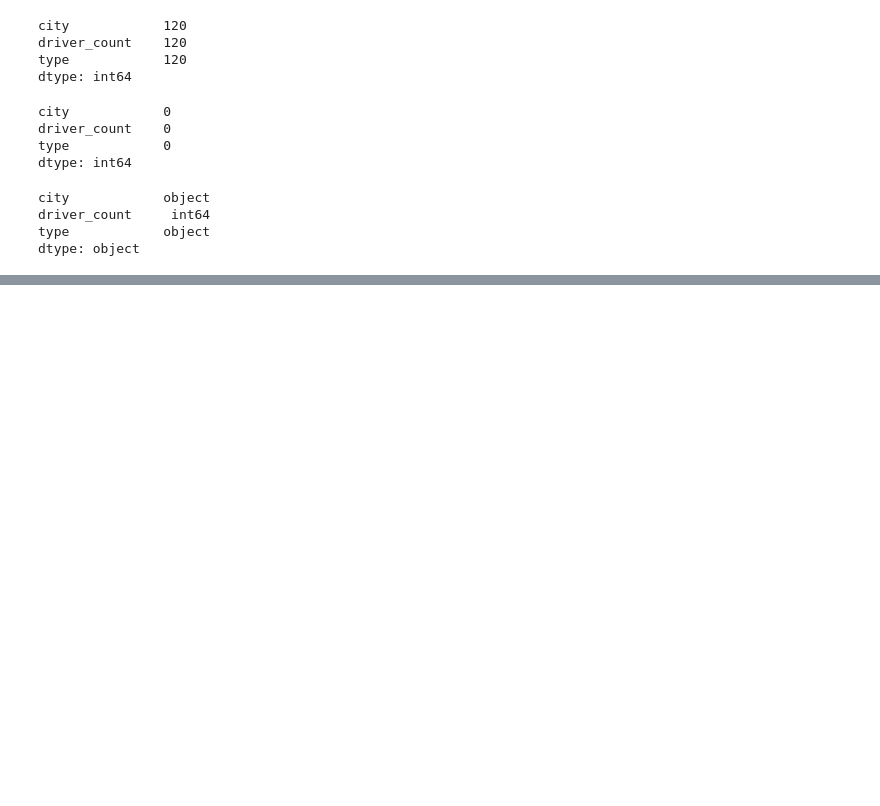
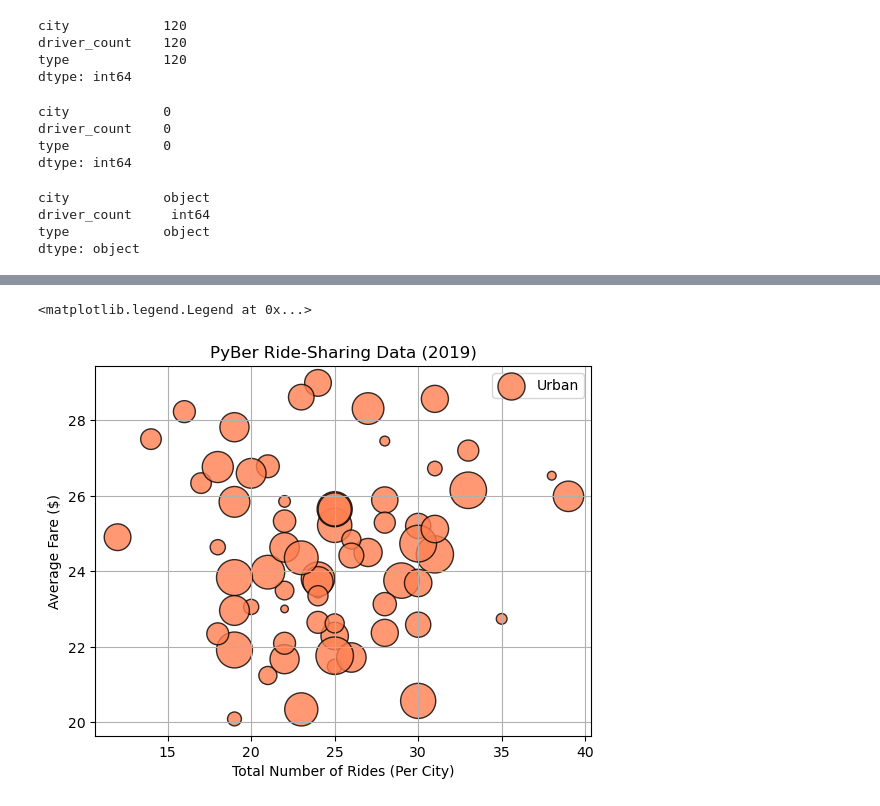
Before and after one commit to mzabrisk/PyBer_Analysis, a Jupyter notebook: PyBer.ipynb, the cells around one changed output, grey strips where cells are left out. Cells and saved outputs as stored; diff of their text form; code cells hidden in the pictures; blank space fills up the shorter version.

Commit message:
updated ipynb through module 5.3, added analysis folder for figs

```diff
--- a/PyBer.ipynb
+++ b/PyBer.ipynb
@@ -74,0 +134,5 @@ dtype: object
+# %%
+# Create Urban city dataframe
+
+urban_cities_df = pyber_data_df[pyber_data_df['type'] == 'Urban']
+urban_cities_df.head()
@@ -74,0 +169,5 @@ dtype: object
+# %%
+# get the number of rides for urban cities
+
+urban_ride_count = urban_cities_df.groupby(['city']).count()['ride_id']
+urban_ride_count.head()
@@ -74,0 +207,4 @@ dtype: object
+# %%
+# get the average far for urban cities
+urban_avg_fare = urban_cities_df.groupby(['city']).mean()['fare']
+urban_avg_fare.head()
@@ -74,0 +243,6 @@ dtype: object
+# %%
+# get the average number of drivers in urban cities
+#### only following module directions - this step seems unnecessary since the number of drivers for a given city doesn't change - no need to take the average
+
+urban_driver_count = urban_cities_df.groupby(['city']).mean()['driver_count']
+urban_driver_count.head()
@@ -74,0 +285,15 @@ dtype: object
+# %%
+# Build the scatter plots for urban cities.
+plt.scatter(urban_ride_count,
+      urban_avg_fare,
+      s=[i*10 for i in urban_driver_count], c="coral",
+      edgecolor="black", linewidths=1,
+      alpha=0.8, label="Urban")
+plt.title("PyBer Ride-Sharing Data (2019)")
+plt.ylabel("Average Fare ($)")
+plt.xlabel("Total Number of Rides (Per City)")
+plt.grid(True)
+plt.legend()
+# %% [output]
+<matplotlib.legend.Legend at 0x...>
+[figure, added]
```
Also changed, not shown: parts of 24 cells of this notebook, 1 other file.
